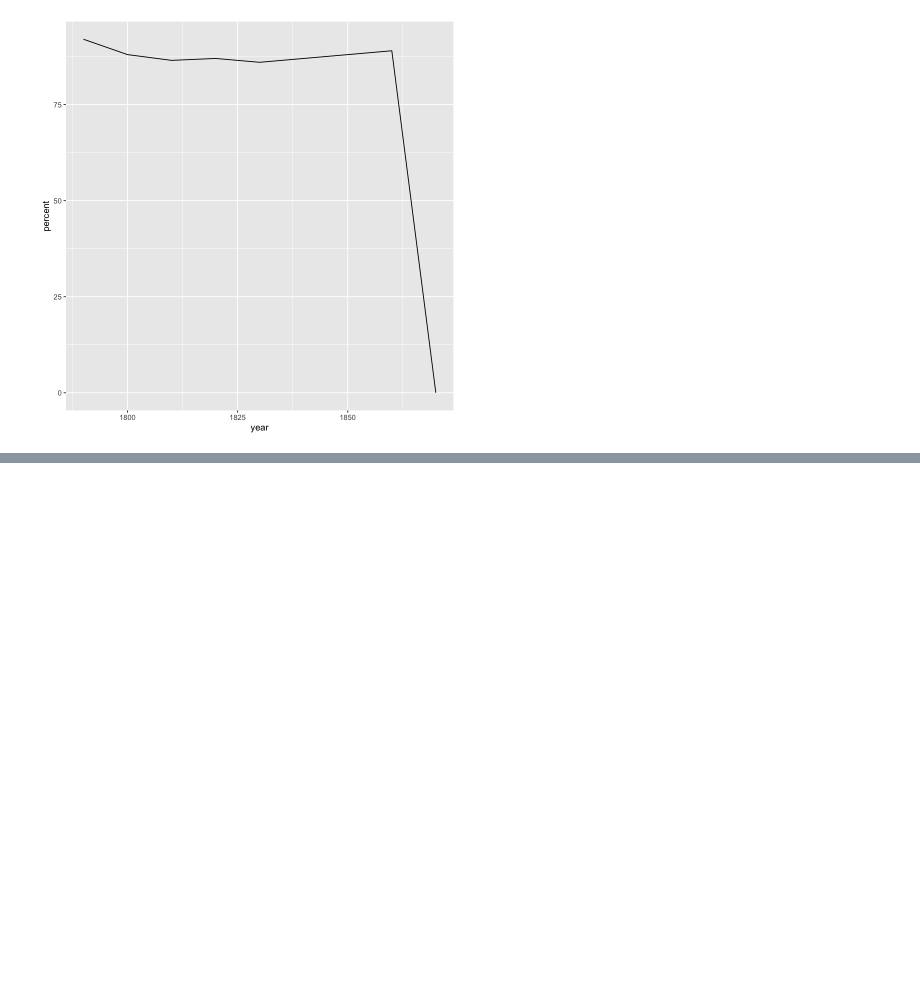
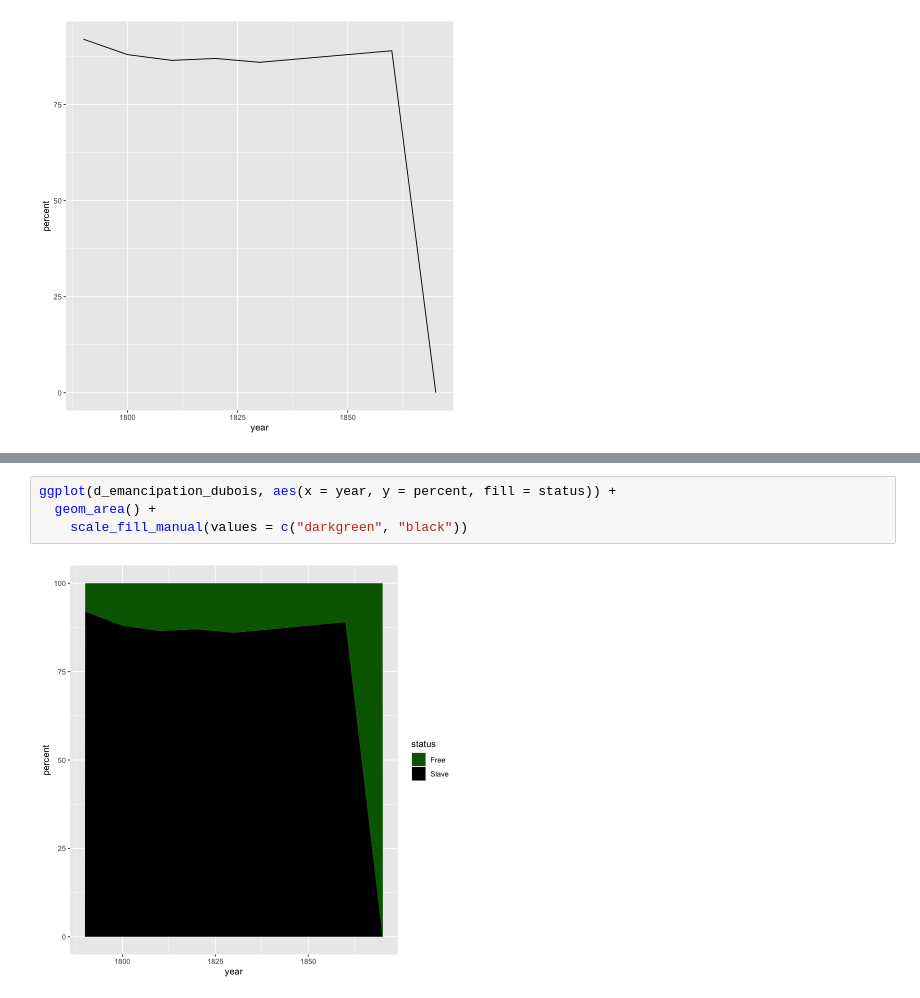
Before and after one commit to ehestir/Du-Bois-STEM, a Jupyter notebook: r_emancipation_dubois.ipynb, the cells around one changed output, grey strips where cells are left out. Cells and saved outputs as stored; diff of their text form; blank space fills up the shorter version.

```diff
--- a/r_emancipation_dubois.ipynb
+++ b/r_emancipation_dubois.ipynb
@@ -79,0 +73,6 @@ ggplot(d_emancipation_dubois, aes(x = year, y = percent, fill = status)) +
+# %%
+ggplot(d_emancipation_dubois, aes(x = year, y = percent, fill = status)) +
+  geom_area() +
+    scale_fill_manual(values = c("darkgreen", "black"))
+# %% [output]
+[figure, added]
```
Also changed, not shown: parts of 4 cells of this notebook.
